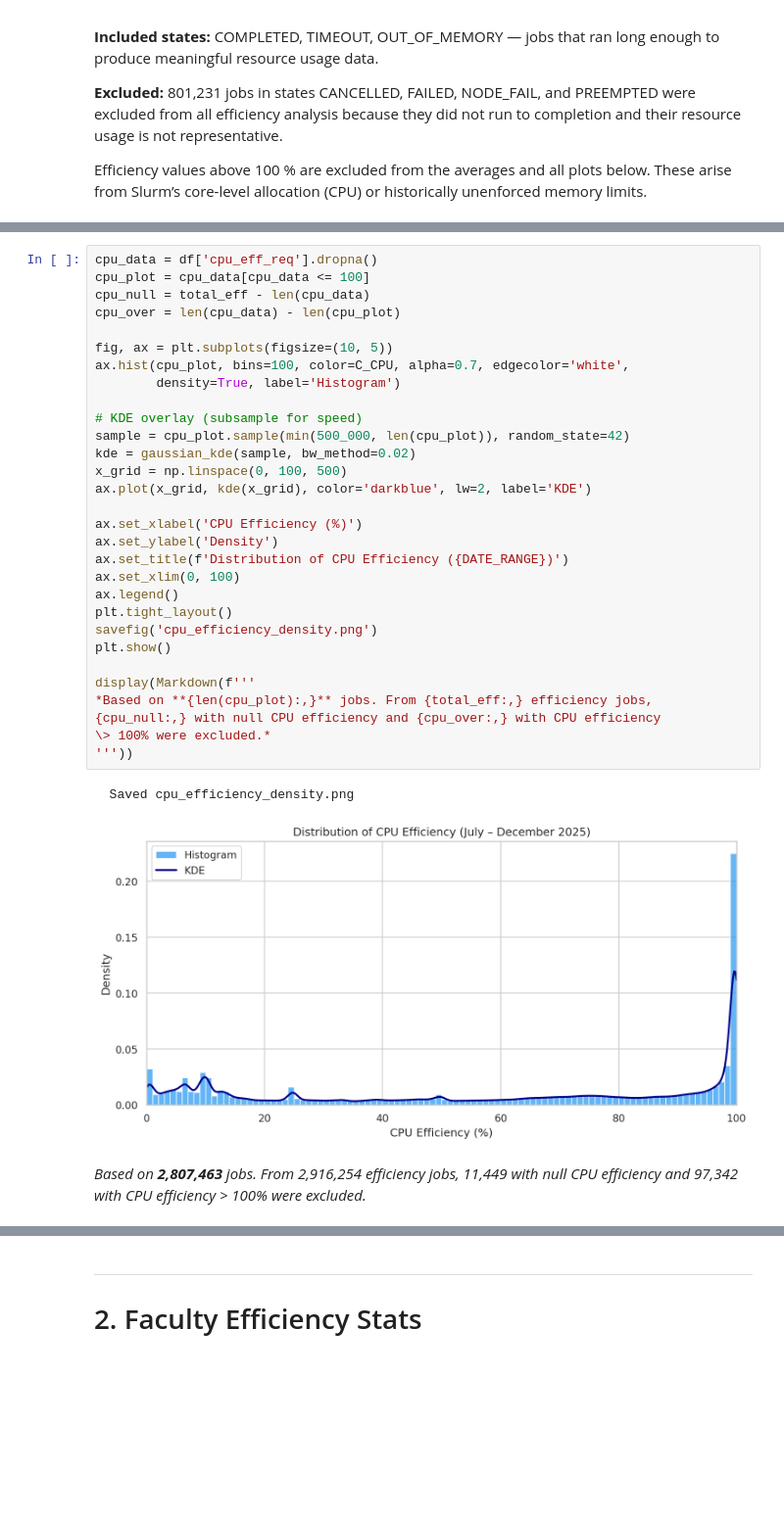
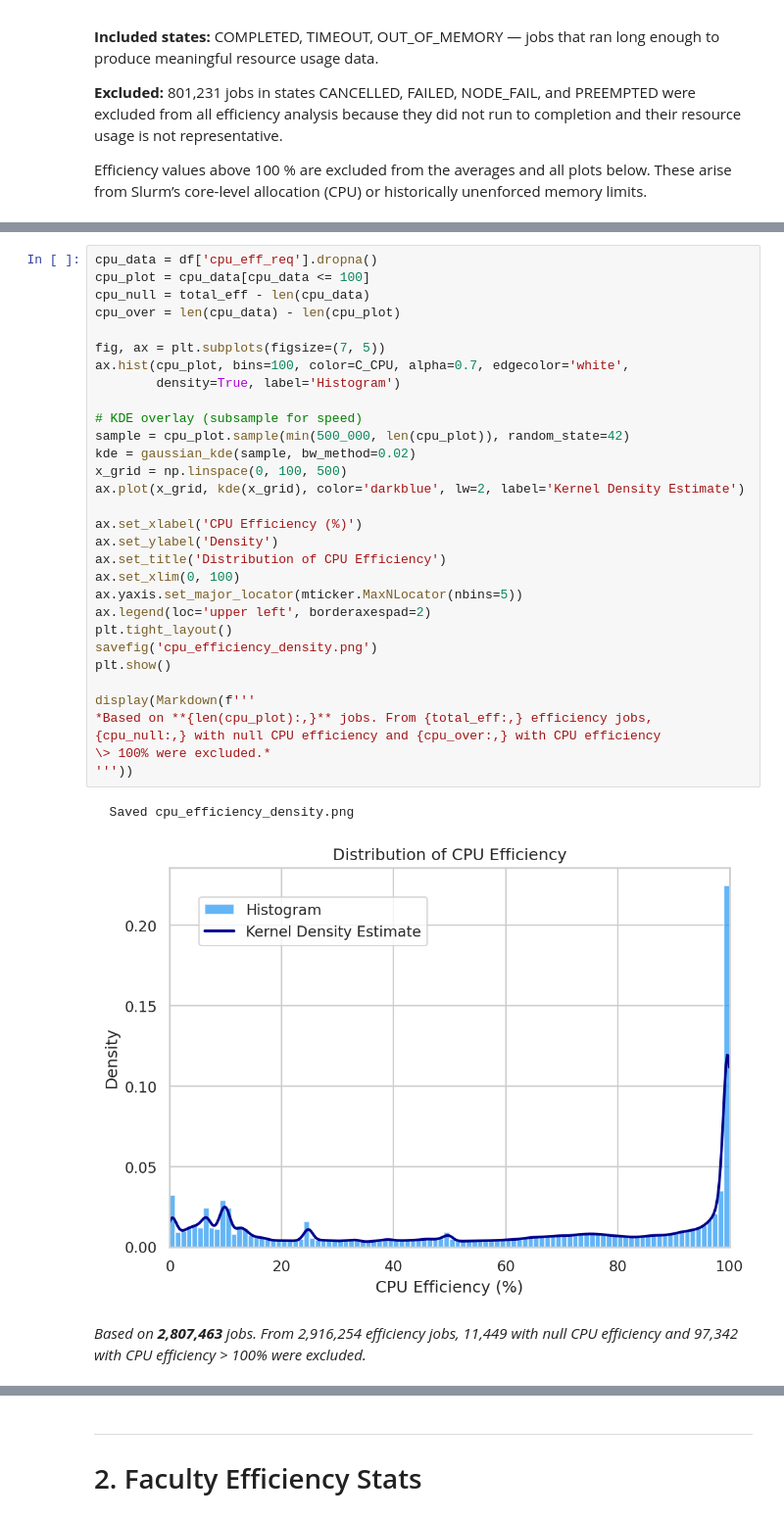
Before and after one commit to kcl-eresearch/hpc-data-analysis, a Jupyter notebook: notebooks/blog_2026-02_sustainability.ipynb, the cells around one changed output, grey strips where cells are left out. Shown at 98% size. Cells and saved outputs as stored; diff of their text form; blank space fills up the shorter version.

```diff
--- a/notebooks/blog_2026-02_sustainability.ipynb
+++ b/notebooks/blog_2026-02_sustainability.ipynb
@@ -227,36 +232,37 @@ terminated abnormally, so their resource usage is not representative.
 # %%
 cpu_data = df['cpu_eff_req'].dropna()
 cpu_plot = cpu_data[cpu_data <= 100]
 cpu_null = total_eff - len(cpu_data)
 cpu_over = len(cpu_data) - len(cpu_plot)
 
-fig, ax = plt.subplots(figsize=(10, 5))
+fig, ax = plt.subplots(figsize=(7, 5))
 ax.hist(cpu_plot, bins=100, color=C_CPU, alpha=0.7, edgecolor='white',
         density=True, label='Histogram')
 
 # KDE overlay (subsample for speed)
 sample = cpu_plot.sample(min(500_000, len(cpu_plot)), random_state=42)
 kde = gaussian_kde(sample, bw_method=0.02)
 x_grid = np.linspace(0, 100, 500)
-ax.plot(x_grid, kde(x_grid), color='darkblue', lw=2, label='KDE')
+ax.plot(x_grid, kde(x_grid), color='darkblue', lw=2, label='Kernel Density Estimate')
 
 ax.set_xlabel('CPU Efficiency (%)')
 ax.set_ylabel('Density')
-ax.set_title(f'Distribution of CPU Efficiency ({DATE_RANGE})')
+ax.set_title('Distribution of CPU Efficiency')
 ax.set_xlim(0, 100)
-ax.legend()
+ax.yaxis.set_major_locator(mticker.MaxNLocator(nbins=5))
+ax.legend(loc='upper left', borderaxespad=2)
 plt.tight_layout()
 savefig('cpu_efficiency_density.png')
 plt.show()
 
 display(Markdown(f'''
 *Based on **{len(cpu_plot):,}** jobs. From {total_eff:,} efficiency jobs,
 {cpu_null:,} with null CPU efficiency and {cpu_over:,} with CPU efficiency
 \> 100% were excluded.*
 '''))
 # %% [output]
   Saved cpu_efficiency_density.png
-[figure, old version]
+[figure, new version]
 
 *Based on **2,807,463** jobs. From 2,916,254 efficiency jobs,
 11,449 with null CPU efficiency and 97,342 with CPU efficiency
```
Also changed, not shown: parts of 18 cells of this notebook, 21 other files.
